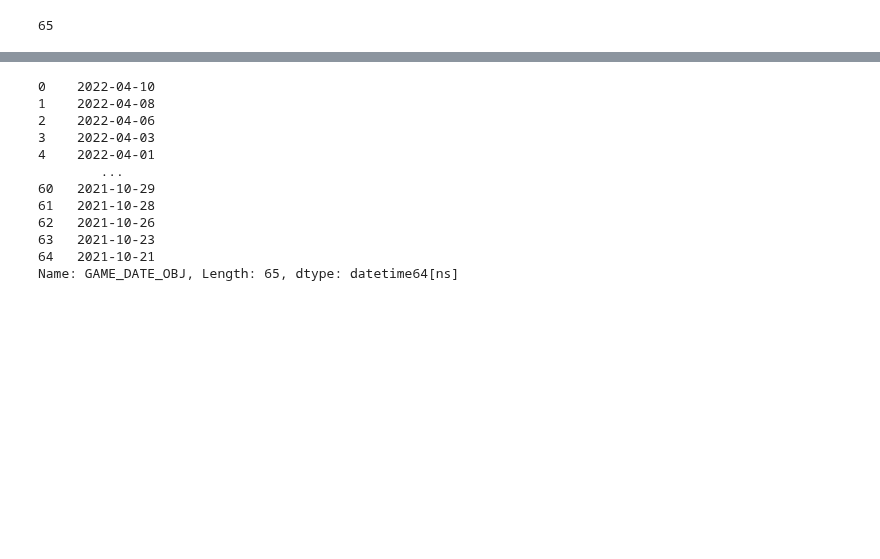
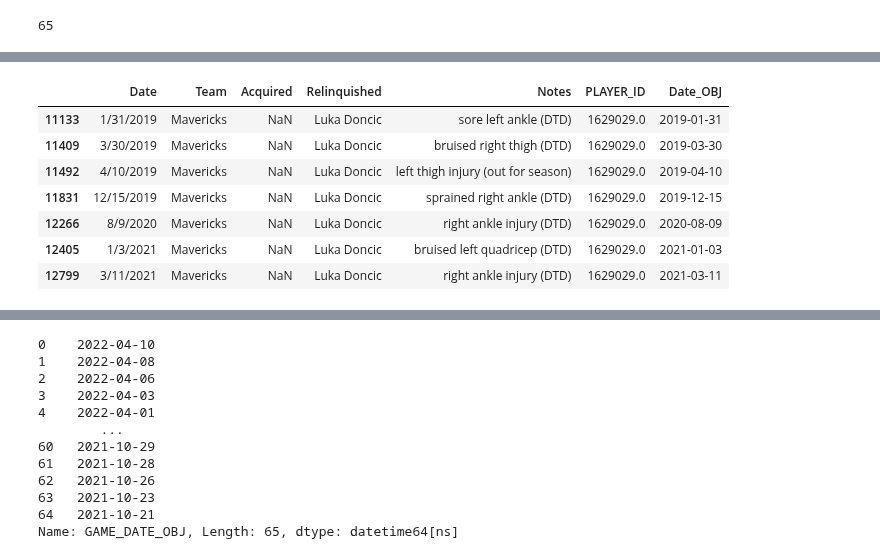
Before and after one commit to NadeemPatel2019/MSDS-456-final-project, a Jupyter notebook: nba_com_player_box_stats_scraping_2021-22.ipynb, the cells around one changed output, grey strips where cells are left out. Saved outputs shown, nothing was run; the diff lists cells and outputs as text; code cells hidden in the pictures; blank space fills up the shorter version.

```diff
--- a/nba_com_player_box_stats_scraping_2021-22.ipynb
+++ b/nba_com_player_box_stats_scraping_2021-22.ipynb
@@ -773,0 +775,13 @@ player_mg_before_season =
+# %%
+player_mg_before_season = player_mg.loc[player_mg['Date_OBJ'] < first_game_season_date]
+player_mg_before_season = player_mg_before_season.loc[pd.isnull(player_mg_before_season['Acquired'])]
+player_mg_before_season
+# %% [output]
+|  | Date | Team | Acquired | Relinquished | Notes | PLAYER_ID | Date_OBJ |
+| 11133 | 1/31/2019 | Mavericks | NaN | Luka Doncic | sore left ankle (DTD) | 1629029.0 | 2019-01-31 |
+| 11409 | 3/30/2019 | Mavericks | NaN | Luka Doncic | bruised right thigh (DTD) | 1629029.0 | 2019-03-30 |
+| 11492 | 4/10/2019 | Mavericks | NaN | Luka Doncic | left thigh injury (out for season) | 1629029.0 | 2019-04-10 |
+| 11831 | 12/15/2019 | Mavericks | NaN | Luka Doncic | sprained right ankle (DTD) | 1629029.0 | 2019-12-15 |
+| 12266 | 8/9/2020 | Mavericks | NaN | Luka Doncic | right ankle injury (DTD) | 1629029.0 | 2020-08-09 |
+| 12405 | 1/3/2021 | Mavericks | NaN | Luka Doncic | bruised left quadricep (DTD) | 1629029.0 | 2021-01-03 |
+| 12799 | 3/11/2021 | Mavericks | NaN | Luka Doncic | right ankle injury (DTD) | 1629029.0 | 2021-03-11 |
```
Also changed, not shown: parts of 68 cells of this notebook.
